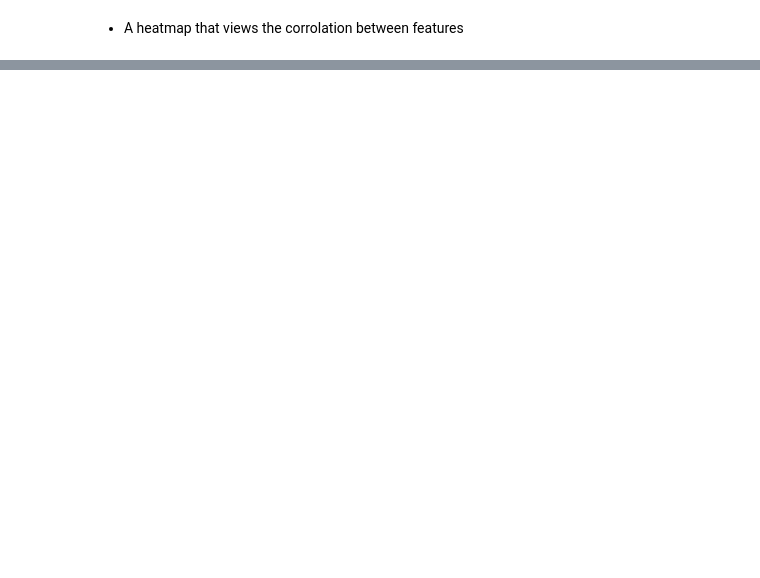
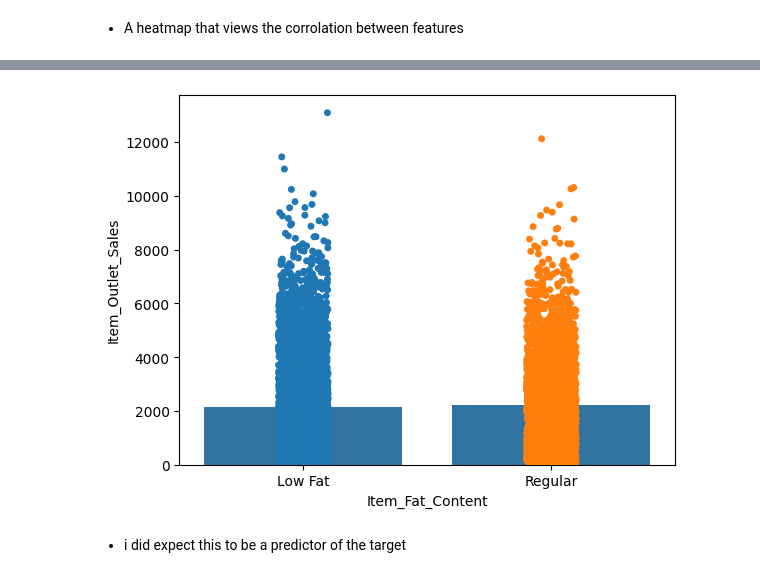
Before and after one commit to halaabbadi1/Prediction-of-Product-Sales, a Jupyter notebook: Prediction_of_Product_Sales.ipynb, the cells around one changed output, grey strips where cells are left out. Cells and saved outputs as stored; diff of their text form; code cells hidden in the pictures; blank space fills up the shorter version.

```diff
--- a/Prediction_of_Product_Sales.ipynb
+++ b/Prediction_of_Product_Sales.ipynb
@@ -253,0 +238,16 @@ sns.heatmap(corr, cmap = 'coolwarm', annot = True);
+# %%
+df['Item_Fat_Content'] = df['Item_Fat_Content'].replace({'LF':'Low Fat',
+                                                          'low fat':'Low Fat',
+                                                          'reg':'Regular'})
+# %%
+x = 'Item_Fat_Content'
+y = 'Item_Outlet_Sales'
+# %%
+# Fill missing values with a placeholder
+# Define the placeholder
+placeholder = 'MISSING'
+# fillna with placeholder
+df[x] = df[x].fillna(placeholder)
+# Striplot and barplot in one plot with placeholder
+# Default Barplot
+sns.countplot(data=df, x=x)
@@ -253,0 +263,18 @@ sns.heatmap(corr, cmap = 'coolwarm', annot = True);
+# %%
+x = 'Item_Fat_Content'
+y = 'Item_Outlet_Sales'
+# %%
+# Fill missing values with a placeholder
+# Define the placeholder
+placeholder = 'MISSING'
+# fillna with placeholder
+df[x] = df[x].fillna(placeholder)
+# Striplot and barplot in one plot with placeholder
+# Default Barplot
+sns.barplot(data=df, x = x, y = y)
+# Include hue argument with the stripplot
+sns.stripplot(data = df, x=x, y=y, hue = x);
+# %% [output]
+[figure, added]
+# %% [markdown]
+* i did expect this to be a predictor of the target
```
Also changed, not shown: parts of 31 cells of this notebook.
